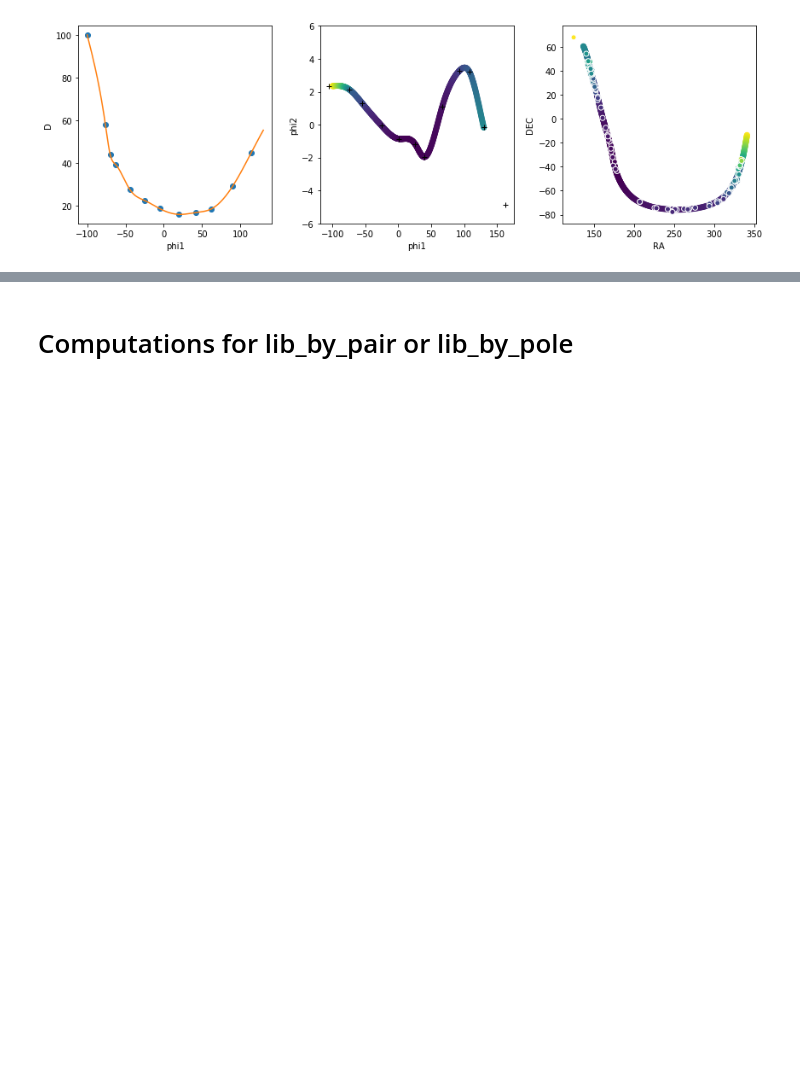
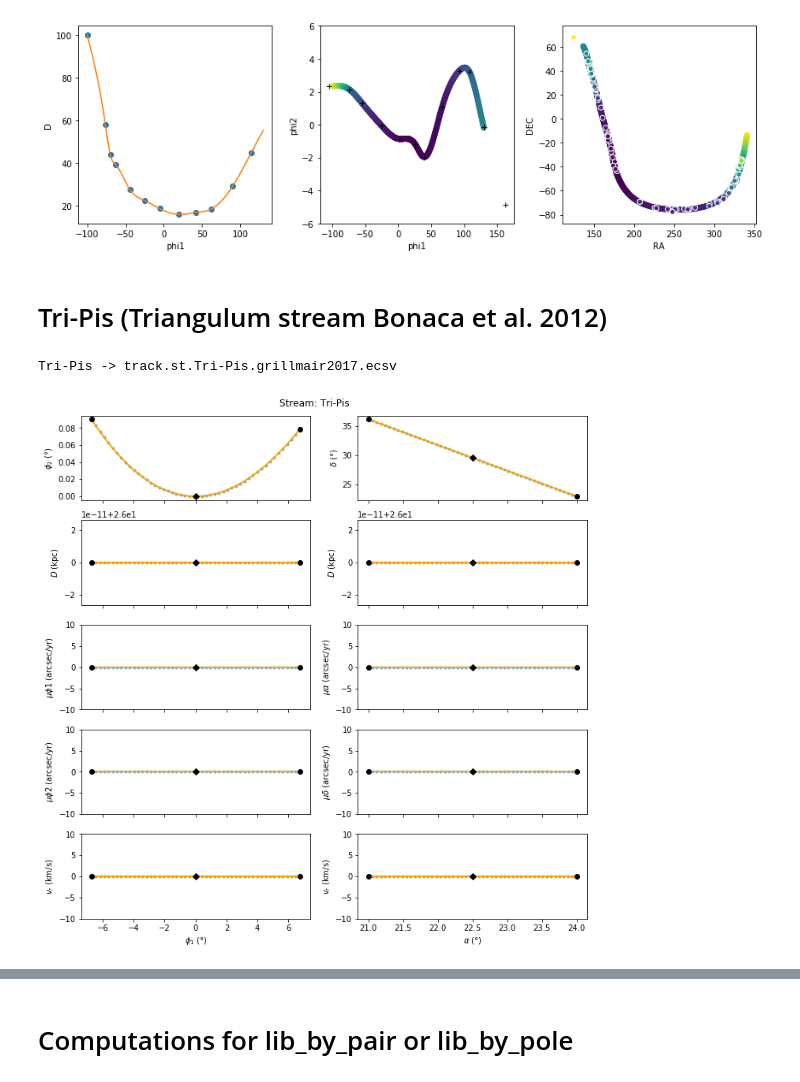
Before and after one commit to cmateu/galstreams, a Jupyter notebook: galstreams/tracks/standardized_tracks.ipynb, the cells around one changed output, grey strips where cells are left out. Saved outputs shown, nothing was run; the diff lists cells and outputs as text; code cells hidden in the pictures; blank space fills up the shorter version.

```diff
--- a/galstreams/tracks/standardized_tracks.ipynb
+++ b/galstreams/tracks/standardized_tracks.ipynb
@@ -817,3 +869,25 @@ plt.ylabel("DEC")
 plt.tight_layout()
 # %% [output]
 [figure]
+# %% [markdown]
+Tri-Pis (Triangulum stream Bonaca et al. 2012)
+===
+# %%
+#DEC = 4.4*RA + 128.5; with 21<RA>24
+#Bonaca2012 mean distance adopted for the stream
+ra=np.linspace(21,24,50)
+dec = -4.4*ra + 128.5
+D = 26.*np.ones(ra.size)
+width=0.2*u.deg
+zeros=np.zeros(ra.size)
+
+Ref = "grillmair2017"
+Name,ShortName= "Tri-Pis","TriPis"
+
+obs = ac.SkyCoord(ra=ra*u.deg, dec=dec*u.deg, distance=D*u.kpc, frame='fk5',
+                 pm_ra_cosdec=zeros*u.mas/u.yr, pm_dec=zeros*u.mas/u.yr)
+
+generate_track_from_points_plot_and_store(obs, Name, Ref, mid_point=None, ShortName=ShortName, clf=False, plot_obs=True)
+# %% [output]
+Tri-Pis -> track.st.Tri-Pis.grillmair2017.ecsv
+[figure, added]
```
Also changed, not shown: parts of 52 cells of this notebook.
